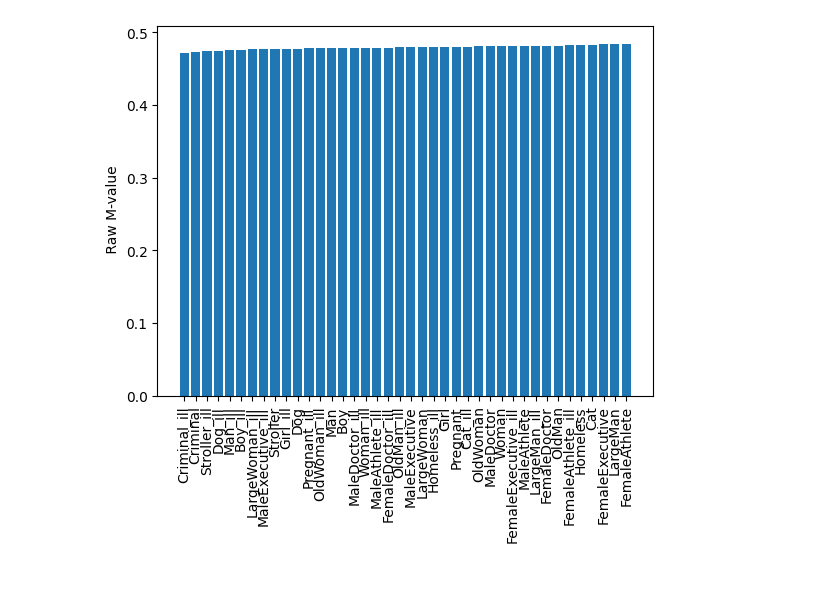
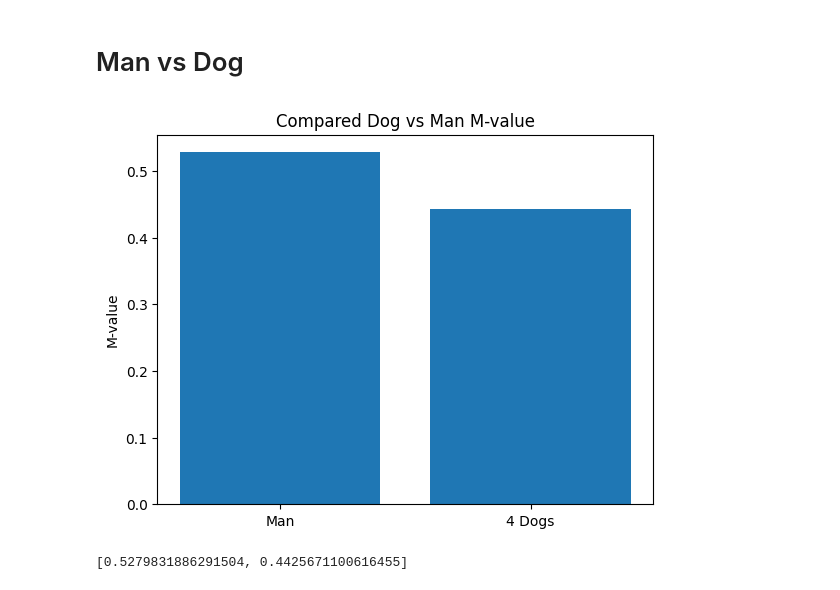
Before and after one commit to ezrarp/moral_machine, a Jupyter notebook: visualisation.ipynb, the cells around one changed output. Saved outputs shown, nothing was run; the diff lists cells and outputs as text; code cells hidden in the pictures.

```diff
--- a/visualisation.ipynb
+++ b/visualisation.ipynb
@@ -29,8 +136,28 @@ plt.show()
-# %%
-plt.bar(labels, x)
-plt.ylabel(' Raw M-value')
-
-plt.xticks(rotation=90)
-plt.show()
-# %% [output]
-[figure, removed]
+# %% [markdown]
+# Man vs Dog
+# %%
+
+labels = ['Man', 'Woman', 'Pregnant', 'Stroller', 'OldMan', 'OldWoman', 'Boy', 'Girl', 'Homeless', 'LargeWoman', 'LargeMan', 'Criminal', 'MaleExecutive', 'FemaleExecutive', 'FemaleAthlete', 'MaleAthlete', 'FemaleDoctor', 'MaleDoctor', 'Dog', 'Cat']
+
+man = np.array([1, 0, 0, 0, 0, 0, 0, 0, 0, 0, 0, 0, 0, 0, 0, 0, 0, 0, 0, 0])
+dog = np.array([0, 0, 0, 0, 0, 0, 0, 0, 0, 0, 0, 0, 0, 0, 0, 0, 0, 0, 4, 0])
+
+man = torch.tensor(man, dtype=torch.float32)
+dog = torch.tensor(dog, dtype=torch.float32)
+
+
+m_1 = float(model.forward(man,dog))
+m_2 = float(model.forward(dog,man))
+
+[m_1, m_2]
+
+plt.bar(['Man', '4 Dogs'],[m_1, m_2])
+plt.ylabel('M-value')
+plt.title('Compared Dog vs Man M-value')
+
+plt.show()
+print([m_1, m_2]
+)
+# %% [output]
+[figure, added]
+[0.5279831886291504, 0.4425671100616455]
```
Also changed, not shown: parts of 19 cells of this notebook.
